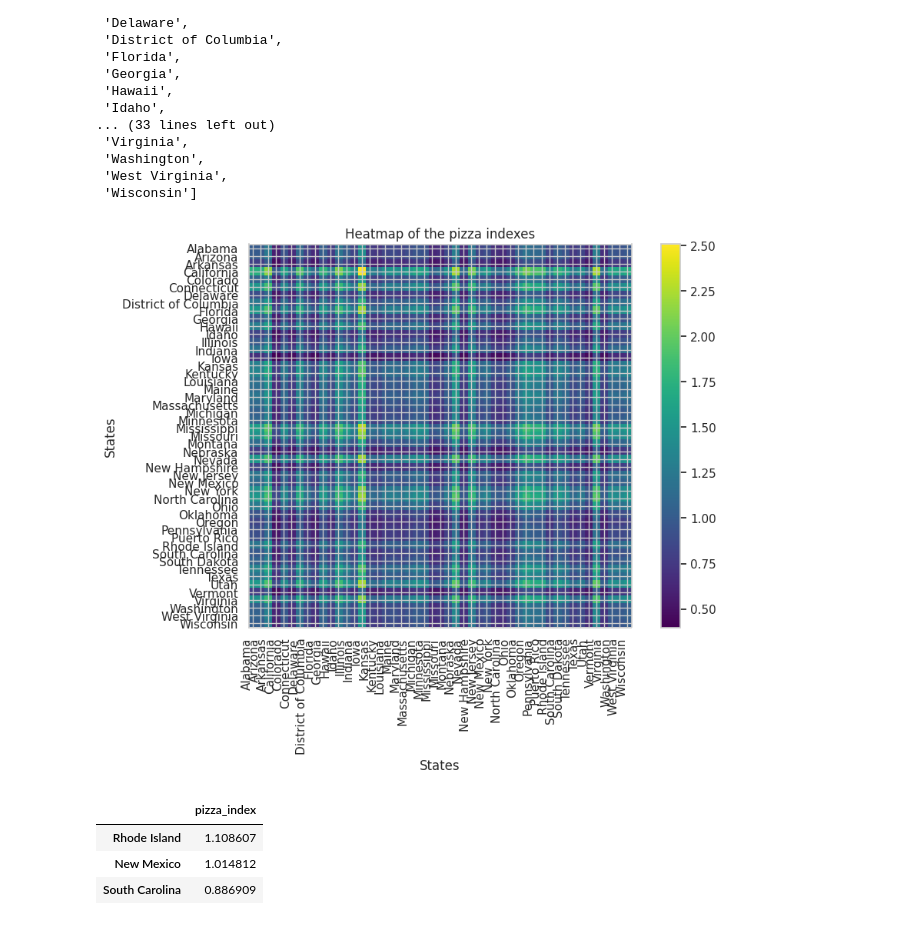
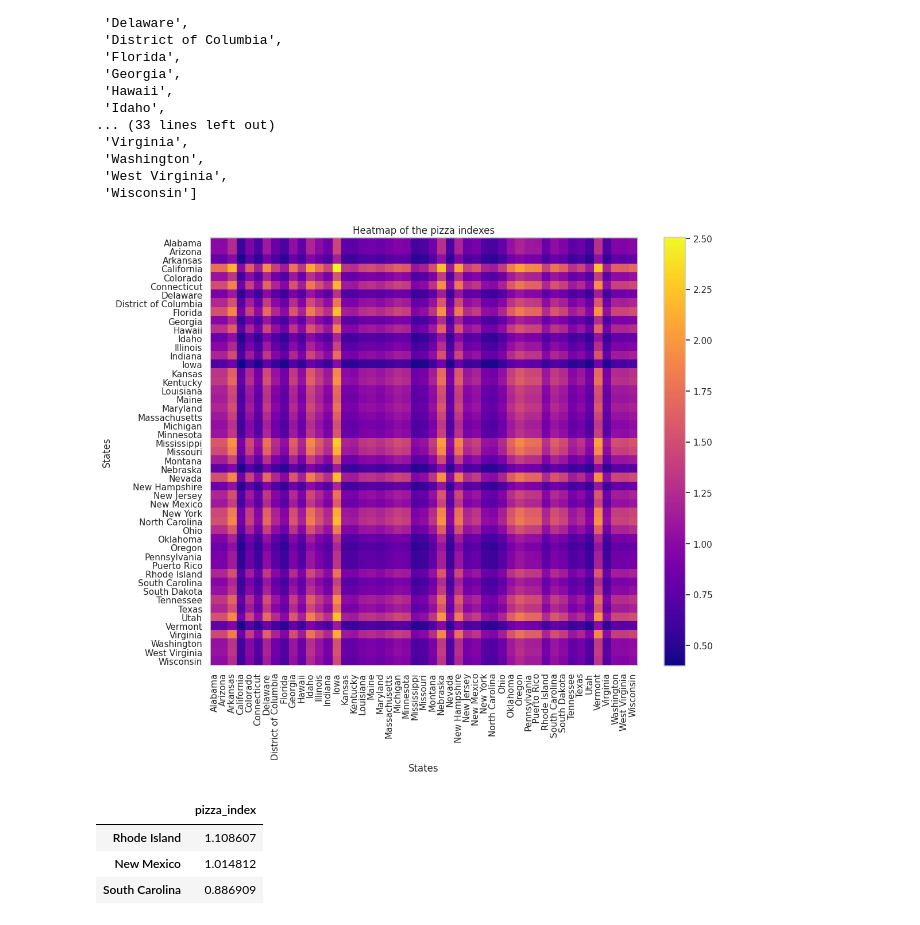
Before and after one commit to com-480-data-visualization/project-2023-viz-exe, a Jupyter notebook: Pizza_index.ipynb, the cells around one changed output. Drawn from its saved outputs; the diff is of its cells as text; code cells hidden in the pictures.

Commit message:
statistical analysis pizza index

```diff
--- a/Pizza_index.ipynb
+++ b/Pizza_index.ipynb
@@ -131,23 +136,26 @@ for i in range(numer_of_states):
         b = state_list[j]
         pizza_index_matrix[i][j] = compute_pizza_index_btw_two_states(mean_price_by_state, a, b)
 # %%
-fig, ax = plt.subplots(figsize=(10, 6))
+fig, ax = plt.subplots(figsize=(12, 9))
 
-plt.imshow(pizza_index_matrix, cmap='viridis')
+plt.imshow(pizza_index_matrix, cmap='plasma')
 plt.colorbar()
 
-plt.xticks(np.arange(numer_of_states), state_list, rotation=90, ha='right')
+ax.set_xticks(np.arange(numer_of_states))
+ax.set_xticklabels(state_list, rotation=90, ha='center')
+
 plt.yticks(np.arange(numer_of_states), state_list)
 
 plt.xlabel('States')
 plt.ylabel('States')
 plt.title('Heatmap of the pizza indexes')
 
 plt.subplots_adjust(bottom=0.05)
+ax.grid(False)
 
 plt.show()
 # %% [output]
-[figure, old version]
+[figure, new version]
 # %%
 pizza_index_means = []
 for i in range(numer_of_states):
```
Also changed, not shown: parts of 22 cells of this notebook.
